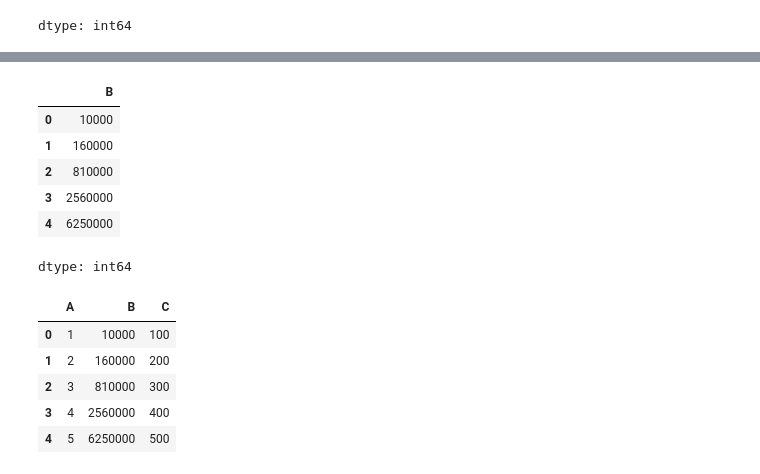
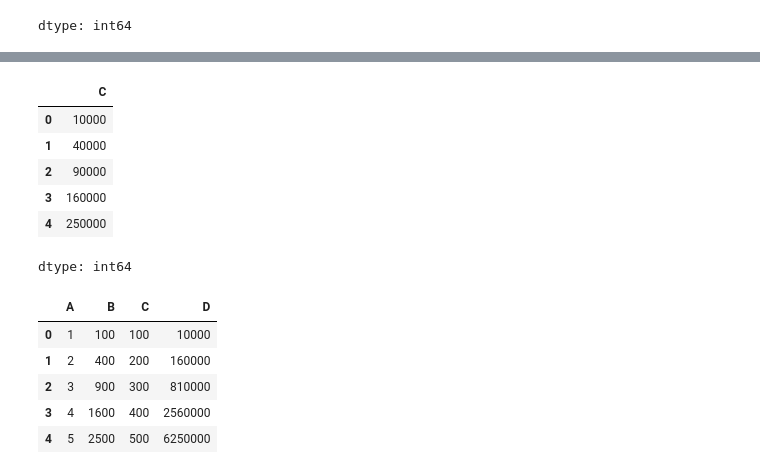
Before and after one commit to TanzilaDewan789/python_all, a Jupyter notebook: Pandas.ipynb, the cells around one changed output, grey strips where cells are left out. Cells and saved outputs as stored; diff of their text form; code cells hidden in the pictures.

```diff
--- a/Pandas.ipynb
+++ b/Pandas.ipynb
@@ -861,6 +901,3 @@ oper['B'].apply(squre)
 | 3 | 1600 |
 | 4 | 2500 |
 dtype: int64
-# %%
-oper['B']=oper['B'].apply(lambda x:x**2)
-oper
@@ -874,20 +915,21 @@ oper
 # %%
-oper['B'].apply(squre)
+oper['C'].apply(squre)
 # %% [output]
-|  | B |
+|  | C |
 | 0 | 10000 |
-| 1 | 160000 |
-| 2 | 810000 |
-| 3 | 2560000 |
-| 4 | 6250000 |
+| 1 | 40000 |
+| 2 | 90000 |
+| 3 | 160000 |
+| 4 | 250000 |
 dtype: int64
 # %%
-oper['B']=oper['B'].apply(squre)
+#create a new column to store squre values of B
+oper['D']=oper['B'].apply(squre)
 oper
 # %% [output]
-|  | A | B | C |
-| 0 | 1 | 10000 | 100 |
-| 1 | 2 | 160000 | 200 |
-| 2 | 3 | 810000 | 300 |
-| 3 | 4 | 2560000 | 400 |
-| 4 | 5 | 6250000 | 500 |
+|  | A | B | C | D |
+| 0 | 1 | 100 | 100 | 10000 |
+| 1 | 2 | 400 | 200 | 160000 |
+| 2 | 3 | 900 | 300 | 810000 |
+| 3 | 4 | 1600 | 400 | 2560000 |
+| 4 | 5 | 2500 | 500 | 6250000 |
```
Also changed, not shown: parts of 55 cells of this notebook.
